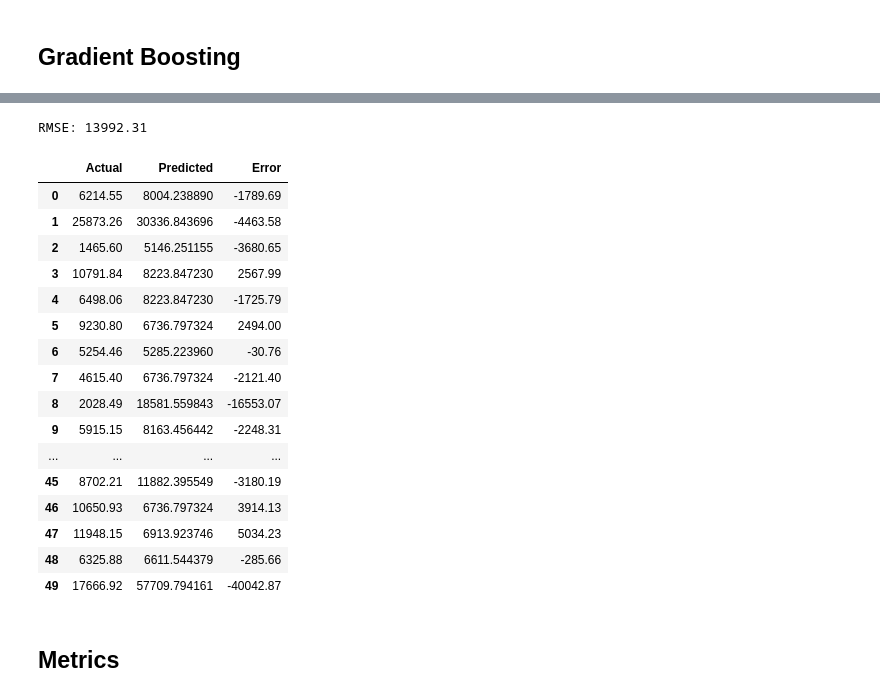
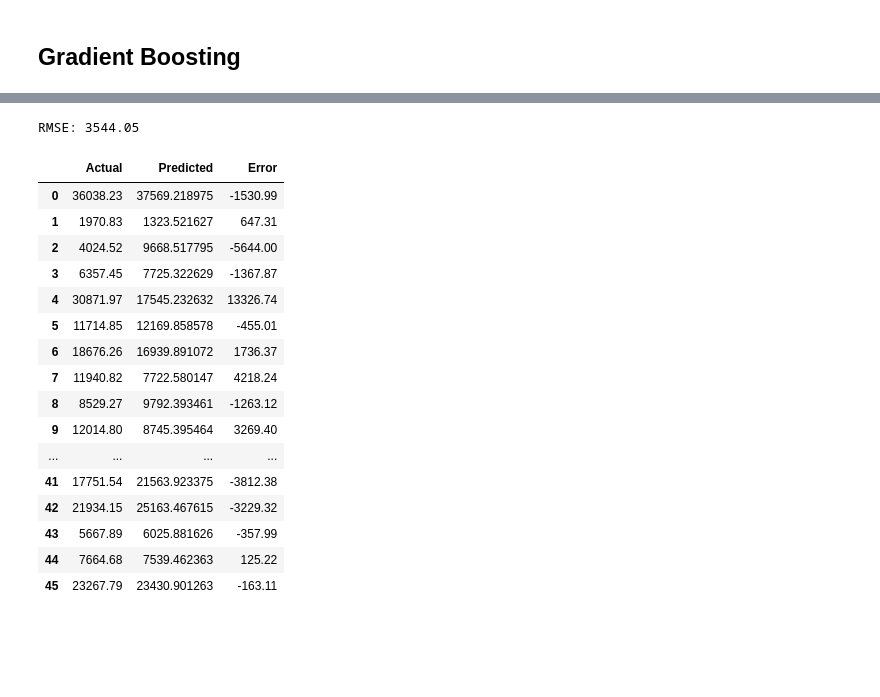
Before and after one commit to joaopaivaa/Cask-Worth, a Jupyter notebook: model.ipynb, the cells around one changed output, grey strips where cells are left out. Cells and saved outputs as stored; diff of their text form; code cells hidden in the pictures; blank space fills up the shorter version.

```diff
--- a/model.ipynb
+++ b/model.ipynb
@@ -305,0 +332,2 @@ df
+# %%
+df.drop(columns=['Auction Date'], inplace=True)
@@ -346,7 +423,7 @@ pred_vs_test['Error'] = round(pred_vs_test['Actual'] - pred_vs_test['Predicted']
 rmse = np.sqrt(np.mean(pred_vs_test['Error']**2))
 print(f"RMSE: {rmse:.2f}")
 
-models_metrics['Linear Regression'] = {'RMSE': rmse}
+models_metrics['Linear Regression - All features - No transformation'] = {'RMSE': rmse}
 
 pred_vs_test
 # %% [output]
@@ -429,7 +503,7 @@ pred_vs_test['Error'] = round(pred_vs_test['Actual'] - pred_vs_test['Predicted']
 rmse = np.sqrt(np.mean(pred_vs_test['Error']**2))
 print(f"RMSE: {rmse:.2f}")
 
-models_metrics['Random Forest'] = {'RMSE': rmse}
+models_metrics['Random Forest - All features - No transformation'] = {'RMSE': rmse}
 
 pred_vs_test
 # %% [output]
@@ -492,7 +564,7 @@ pred_vs_test['Error'] = round(pred_vs_test['Actual'] - pred_vs_test['Predicted']
 rmse = np.sqrt(np.mean(pred_vs_test['Error']**2))
 print(f"RMSE: {rmse:.2f}")
 
-models_metrics['SVM'] = {'RMSE': rmse}
+models_metrics['SVM - All features - No transformation'] = {'RMSE': rmse}
 
 pred_vs_test
 # %% [output]
@@ -554,31 +624,29 @@ Best estimator: GradientBoostingRegressor(max_depth=5, min_samples_split=5, n_es
 # %%
 pred_vs_test = pd.DataFrame({'Actual': y_test.values, 'Predicted': y_pred})
 pred_vs_test['Error'] = round(pred_vs_test['Actual'] - pred_vs_test['Predicted'], 2)
 
 rmse = np.sqrt(np.mean(pred_vs_test['Error']**2))
 print(f"RMSE: {rmse:.2f}")
 
-models_metrics['Gradient Boost'] = {'RMSE': rmse}
+models_metrics['Gradient Boost - All features - No transformation'] = {'RMSE': rmse}
 
 pred_vs_test
 # %% [output]
-RMSE: 13992.31
+RMSE: 3544.05
 |  | Actual | Predicted | Error |
-| 0 | 6214.55 | 8004.238890 | -1789.69 |
-| 1 | 25873.26 | 30336.843696 | -4463.58 |
-| 2 | 1465.60 | 5146.251155 | -3680.65 |
-| 3 | 10791.84 | 8223.847230 | 2567.99 |
-| 4 | 6498.06 | 8223.847230 | -1725.79 |
-| 5 | 9230.80 | 6736.797324 | 2494.00 |
-| 6 | 5254.46 | 5285.223960 | -30.76 |
-| 7 | 4615.40 | 6736.797324 | -2121.40 |
-| 8 | 2028.49 | 18581.559843 | -16553.07 |
-| 9 | 5915.15 | 8163.456442 | -2248.31 |
+| 0 | 36038.23 | 37569.218975 | -1530.99 |
+| 1 | 1970.83 | 1323.521627 | 647.31 |
+| 2 | 4024.52 | 9668.517795 | -5644.00 |
+| 3 | 6357.45 | 7725.322629 | -1367.87 |
+| 4 | 30871.97 | 17545.232632 | 13326.74 |
+| 5 | 11714.85 | 12169.858578 | -455.01 |
+| 6 | 18676.26 | 16939.891072 | 1736.37 |
+| 7 | 11940.82 | 7722.580147 | 4218.24 |
+| 8 | 8529.27 | 9792.393461 | -1263.12 |
+| 9 | 12014.80 | 8745.395464 | 3269.40 |
 | ... | ... | ... | ... |
-| 45 | 8702.21 | 11882.395549 | -3180.19 |
-| 46 | 10650.93 | 6736.797324 | 3914.13 |
-| 47 | 11948.15 | 6913.923746 | 5034.23 |
-| 48 | 6325.88 | 6611.544379 | -285.66 |
-| 49 | 17666.92 | 57709.794161 | -40042.87 |
+| 41 | 17751.54 | 21563.923375 | -3812.38 |
+| 42 | 21934.15 | 25163.467615 | -3229.32 |
+| 43 | 5667.89 | 6025.881626 | -357.99 |
+| 44 | 7664.68 | 7539.462363 | 125.22 |
+| 45 | 23267.79 | 23430.901263 | -163.11 |
-# %% [markdown]
-## Metrics
```
Also changed, not shown: parts of 115 cells of this notebook, 2 other files.
